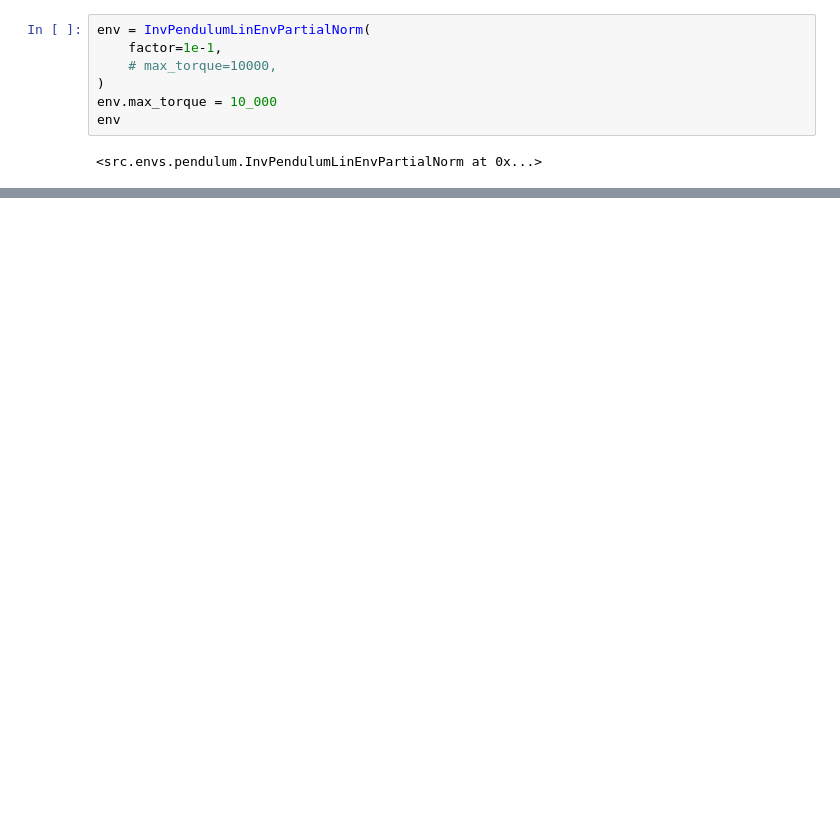
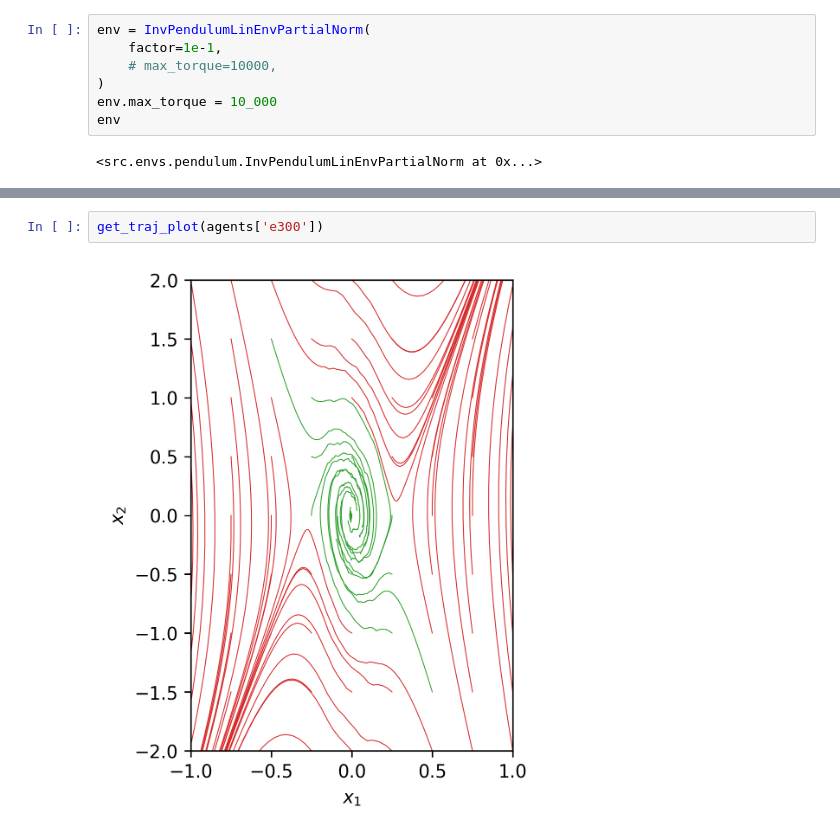
Before and after one commit to hunter-heidenreich/IQCRNN-PyTorch, a Jupyter notebook: notebooks/Pendulum-Trajectories.ipynb, the cells around one changed output, grey strips where cells are left out. Saved outputs shown, nothing was run; the diff lists cells and outputs as text; blank space fills up the shorter version.

```diff
--- a/notebooks/Pendulum-Trajectories.ipynb
+++ b/notebooks/Pendulum-Trajectories.ipynb
@@ -134,0 +79,4 @@ tensor([[-0.0104]])
+# %%
+get_traj_plot(agents['e300'])
+# %% [output]
+[figure, added]
```
Also changed, not shown: parts of 13 cells of this notebook, 5 other files.
